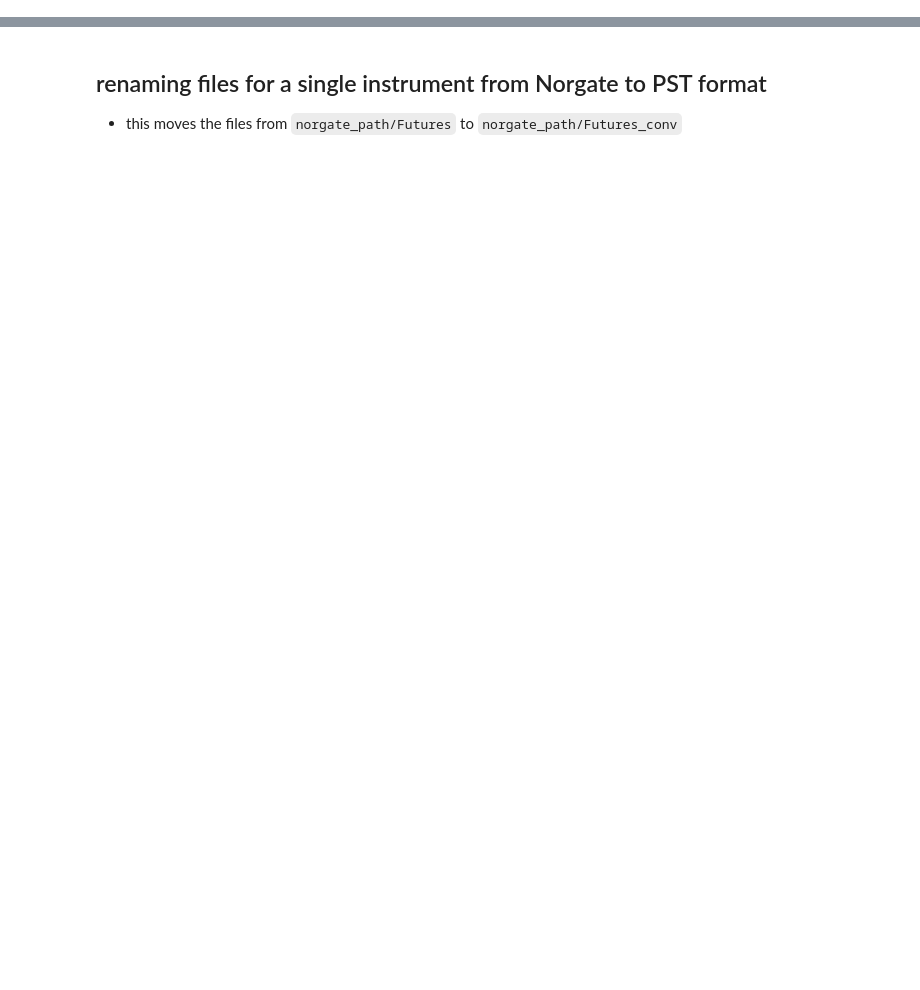
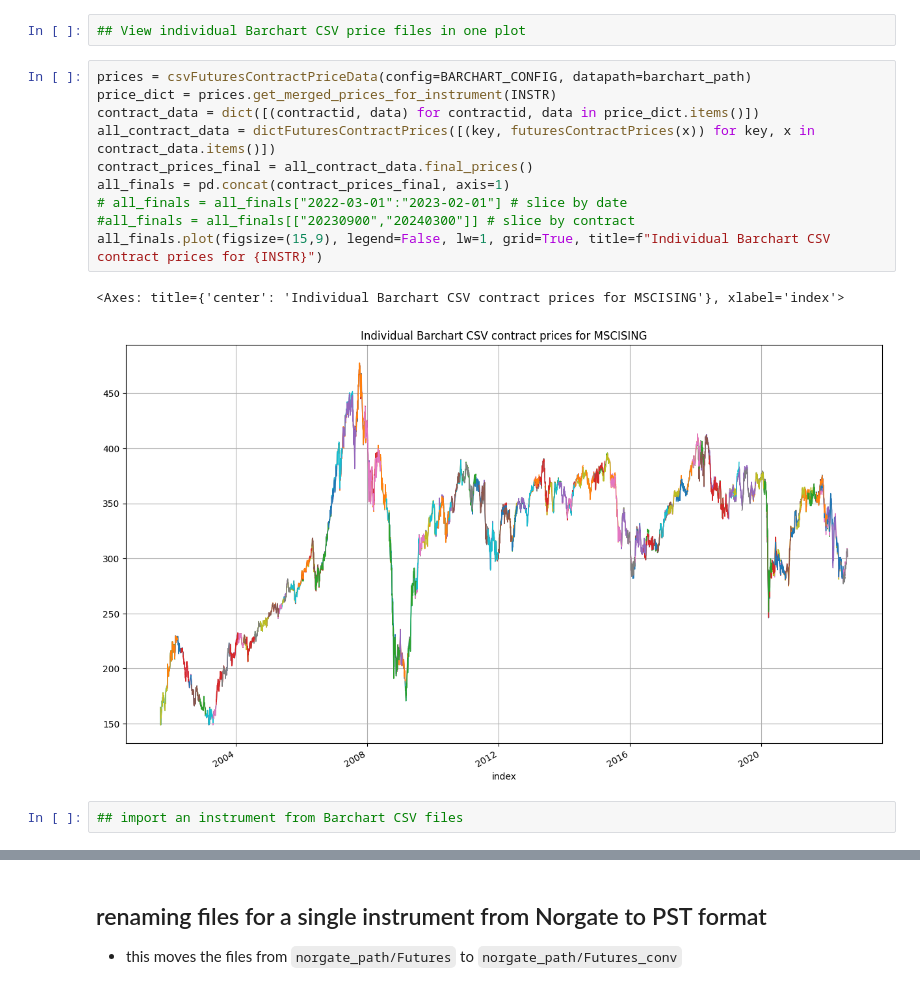
Before and after one commit to j1404/pysystemtrade, a Jupyter notebook: examples/notebooks/importing.ipynb, the cells around one changed output, grey strips where cells are left out. Saved outputs shown, nothing was run; the diff lists cells and outputs as text; blank space fills up the shorter version.

Commit message:
modified importing notebook

```diff
--- a/examples/notebooks/importing.ipynb
+++ b/examples/notebooks/importing.ipynb
@@ -21,0 +61,17 @@ INSTR = "SP500_micro"
+# %%
+## View individual Barchart CSV price files in one plot
+# %%
+prices = csvFuturesContractPriceData(config=BARCHART_CONFIG, datapath=barchart_path)
+price_dict = prices.get_merged_prices_for_instrument(INSTR)
+contract_data = dict([(contractid, data) for contractid, data in price_dict.items()])
+all_contract_data = dictFuturesContractPrices([(key, futuresContractPrices(x)) for key, x in contract_data.items()])
+contract_prices_final = all_contract_data.final_prices()
+all_finals = pd.concat(contract_prices_final, axis=1)
+# all_finals = all_finals["2022-03-01":"2023-02-01"] # slice by date
+#all_finals = all_finals[["20230900","20240300"]] # slice by contract
+all_finals.plot(figsize=(15,9), legend=False, lw=1, grid=True, title=f"Individual Barchart CSV contract prices for {INSTR}")
+# %% [output]
+<Axes: title={'center': 'Individual Barchart CSV contract prices for MSCISING'}, xlabel='index'>
+[figure, added]
+# %%
+## import an instrument from Barchart CSV files
```
Also changed, not shown: parts of 21 cells of this notebook.
